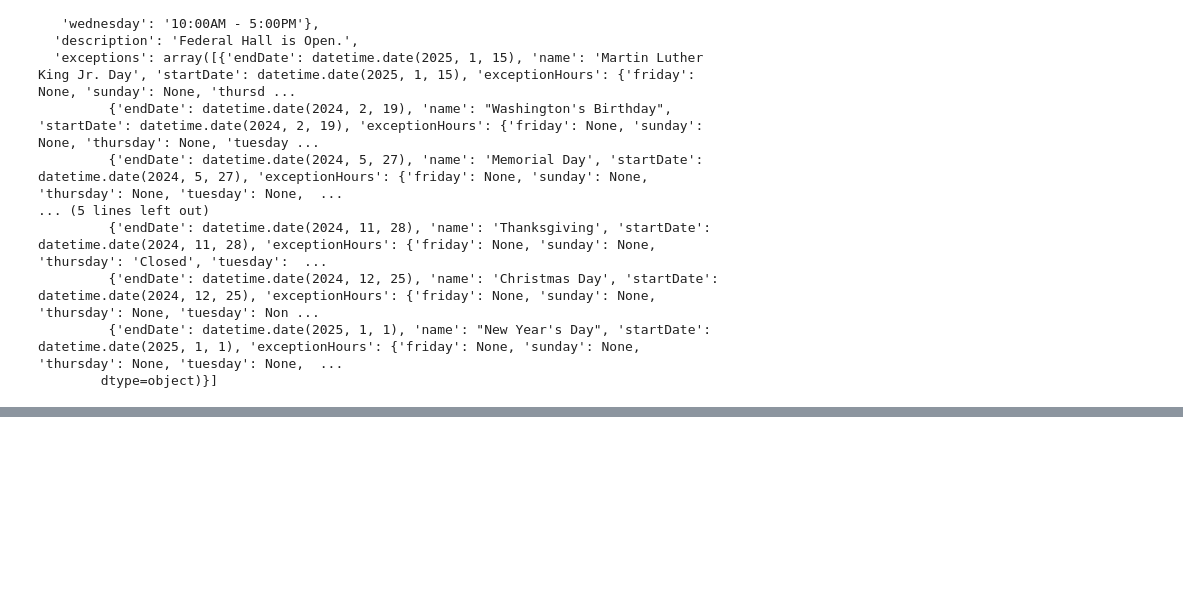
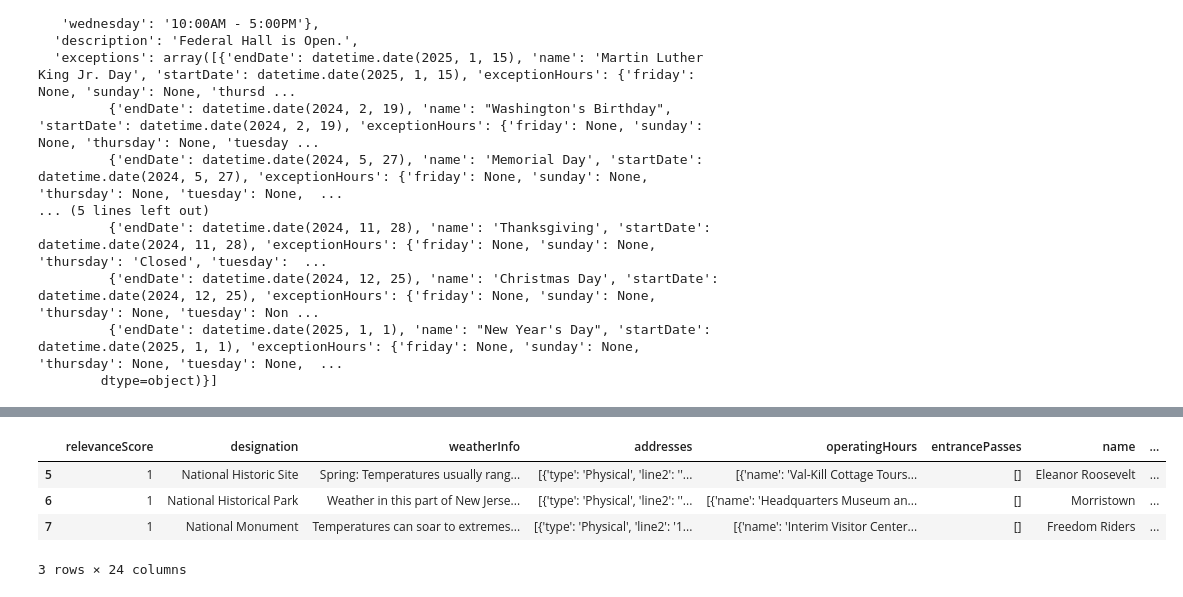
Before and after one commit to educifuentes/fundamentals-of-data-transformation-4554074, a Jupyter notebook: course/03-pandas/lessons/0_explore_edu.ipynb, the cells around one changed output, grey strips where cells are left out. Drawn from its saved outputs; the diff is of its cells as text; code cells hidden in the pictures; blank space fills up the shorter version.

```diff
--- a/course/03-pandas/lessons/0_explore_edu.ipynb
+++ b/course/03-pandas/lessons/0_explore_edu.ipynb
@@ -72,3 +72,7 @@ list(parks_df["operating_hours"].iloc[0])
          {'endDate': datetime.date(2024, 12, 25), 'name': 'Christmas Day', 'startDate': datetime.date(2024, 12, 25), 'exceptionHours': {'friday': None, 'sunday': None, 'thursday': None, 'tuesday': Non ...
          {'endDate': datetime.date(2025, 1, 1), 'name': "New Year's Day", 'startDate': datetime.date(2025, 1, 1), 'exceptionHours': {'friday': None, 'sunday': None, 'thursday': None, 'tuesday': None,  ...
         dtype=object)}]
+# %%
+parks_df = pd.read_parquet("../../data/nps/nps_public_data_parks.parquet")
+
+parks_df[parks_df["fullName"] == "Zion National Park"]
@@ -74,0 +110,8 @@ list(parks_df["operating_hours"].iloc[0])
+# %%
+parks_df.loc[5:7]
+# %% [output]
+|  | relevanceScore | designation | weatherInfo | addresses | operatingHours | entrancePasses | name | ... |
+| 5 | 1 | National Historic Site | Spring: Temperatures usually rang... | [{'type': 'Physical', 'line2': ''... | [{'name': 'Val-Kill Cottage Tours... | [] | Eleanor Roosevelt | ... |
+| 6 | 1 | National Historical Park | Weather in this part of New Jerse... | [{'type': 'Physical', 'line2': ''... | [{'name': 'Headquarters Museum an... | [] | Morristown | ... |
+| 7 | 1 | National Monument | Temperatures can soar to extremes... | [{'type': 'Physical', 'line2': '1... | [{'name': 'Interim Visitor Center... | [] | Freedom Riders | ... |
+3 rows × 24 columns
```
Also changed, not shown: parts of 3 cells of this notebook, 3 other files.
